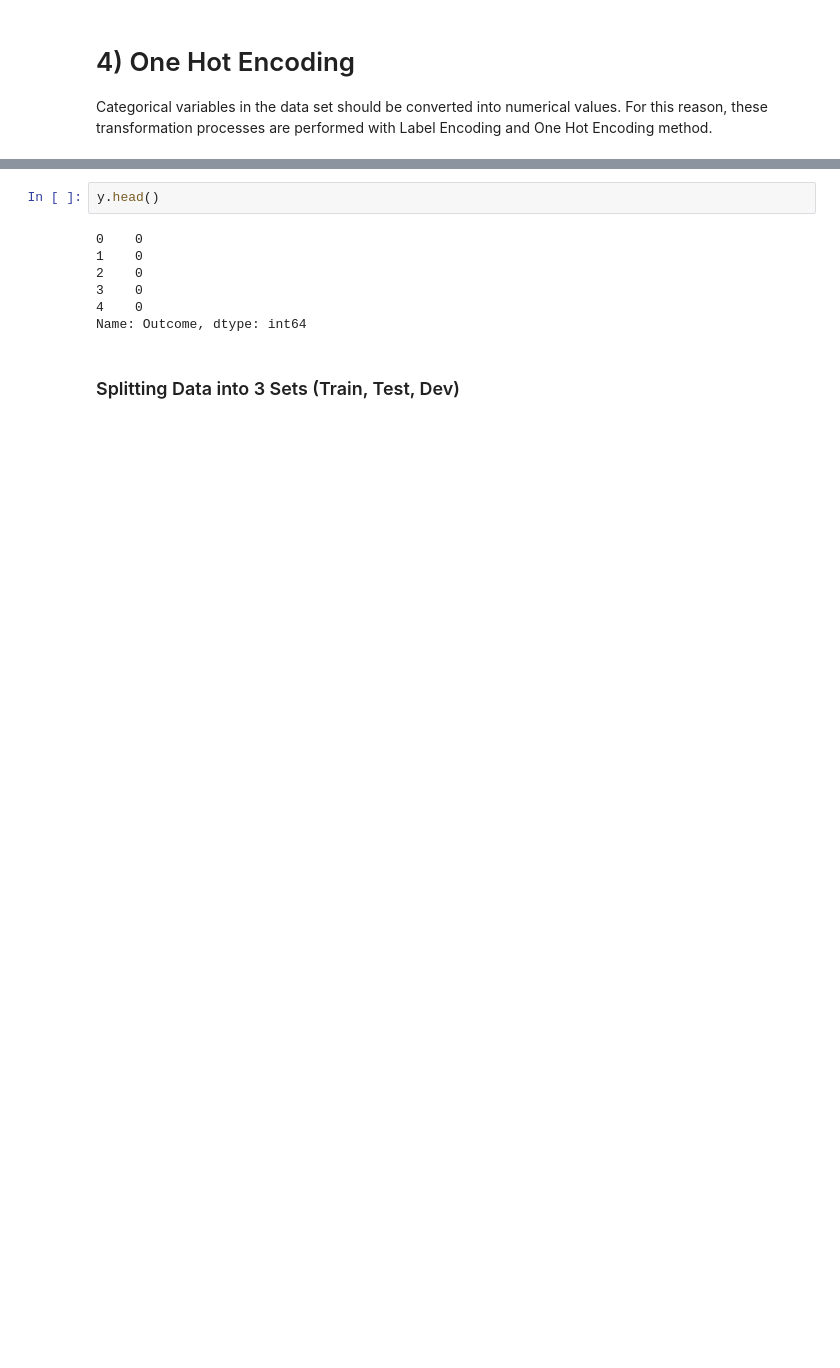
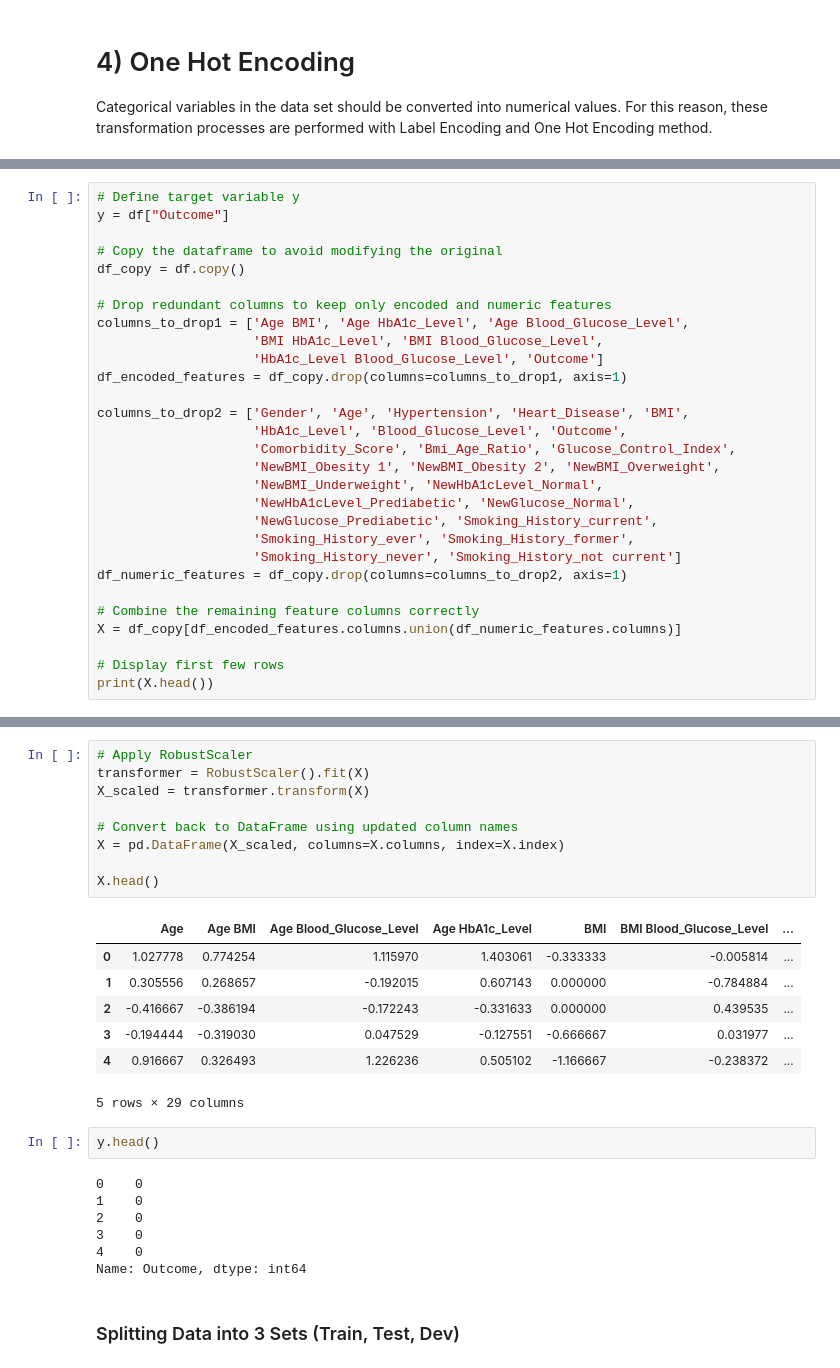
Before and after one commit to tehhanyi/INF2008-Machine-Learning-Project, a Jupyter notebook: Diabetes_Prediction_Edited.ipynb, the cells around one changed output, grey strips where cells are left out. Cells and saved outputs as stored; diff of their text form; blank space fills up the shorter version.

Commit message:
combine feature into peach code

```diff
--- a/Diabetes_Prediction_Edited.ipynb
+++ b/Diabetes_Prediction_Edited.ipynb
@@ -495,0 +414,29 @@ X.head()
+# %%
+# Define target variable y
+y = df["Outcome"]
+
+# Copy the dataframe to avoid modifying the original
+df_copy = df.copy()
+
+# Drop redundant columns to keep only encoded and numeric features
+columns_to_drop1 = ['Age BMI', 'Age HbA1c_Level', 'Age Blood_Glucose_Level',
+                    'BMI HbA1c_Level', 'BMI Blood_Glucose_Level',
+                    'HbA1c_Level Blood_Glucose_Level', 'Outcome']
+df_encoded_features = df_copy.drop(columns=columns_to_drop1, axis=1)
+
+columns_to_drop2 = ['Gender', 'Age', 'Hypertension', 'Heart_Disease', 'BMI',
+                    'HbA1c_Level', 'Blood_Glucose_Level', 'Outcome',
+                    'Comorbidity_Score', 'Bmi_Age_Ratio', 'Glucose_Control_Index',
+                    'NewBMI_Obesity 1', 'NewBMI_Obesity 2', 'NewBMI_Overweight',
+                    'NewBMI_Underweight', 'NewHbA1cLevel_Normal',
+                    'NewHbA1cLevel_Prediabetic', 'NewGlucose_Normal',
+                    'NewGlucose_Prediabetic', 'Smoking_History_current',
+                    'Smoking_History_ever', 'Smoking_History_former',
+                    'Smoking_History_never', 'Smoking_History_not current']
+df_numeric_features = df_copy.drop(columns=columns_to_drop2, axis=1)
+
+# Combine the remaining feature columns correctly
+X = df_copy[df_encoded_features.columns.union(df_numeric_features.columns)]
+
+# Display first few rows
+print(X.head())
@@ -496,3 +461,20 @@ X.head()
+# %%
+# Apply RobustScaler
+transformer = RobustScaler().fit(X)
+X_scaled = transformer.transform(X)
+
+# Convert back to DataFrame using updated column names
+X = pd.DataFrame(X_scaled, columns=X.columns, index=X.index)
+
+X.head()
+# %% [output]
+|  | Age | Age BMI | Age Blood_Glucose_Level | Age HbA1c_Level | BMI | BMI Blood_Glucose_Level | ... |
+| 0 | 1.027778 | 0.774254 | 1.115970 | 1.403061 | -0.333333 | -0.005814 | ... |
+| 1 | 0.305556 | 0.268657 | -0.192015 | 0.607143 | 0.000000 | -0.784884 | ... |
+| 2 | -0.416667 | -0.386194 | -0.172243 | -0.331633 | 0.000000 | 0.439535 | ... |
+| 3 | -0.194444 | -0.319030 | 0.047529 | -0.127551 | -0.666667 | 0.031977 | ... |
+| 4 | 0.916667 | 0.326493 | 1.226236 | 0.505102 | -1.166667 | -0.238372 | ... |
+5 rows × 29 columns
 # %%
 y.head()
 # %% [output]
```
Also changed, not shown: parts of 34 cells of this notebook.
